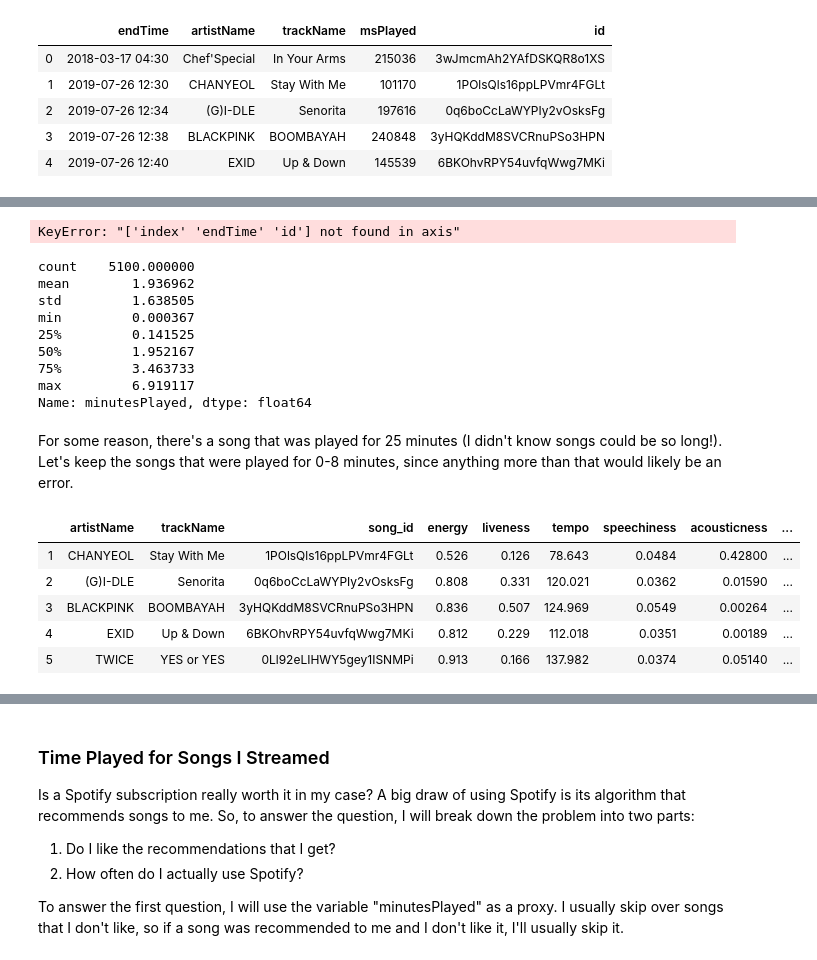
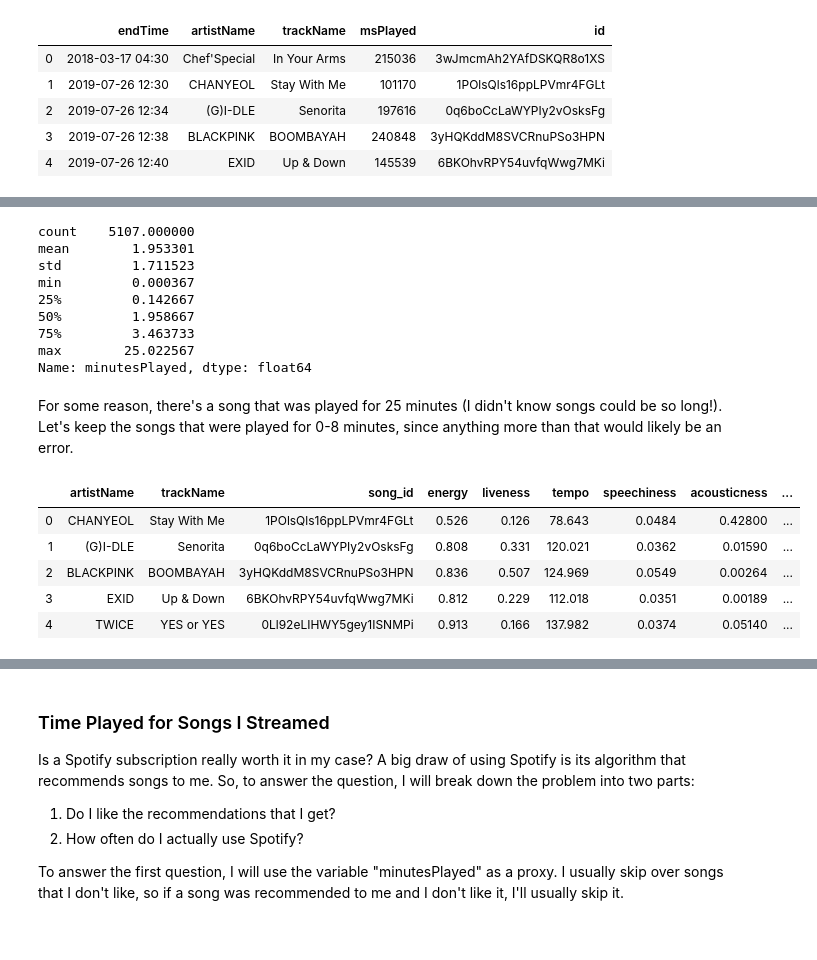
Before and after one commit to zihanye96/Spotify-Visualization, a Jupyter notebook: notebook.ipynb, the cells around one changed output, grey strips where cells are left out. Drawn from its saved outputs; the diff is of its cells as text; code cells hidden in the pictures.

```diff
--- a/notebook.ipynb
+++ b/notebook.ipynb
@@ -170,35 +260,39 @@ def get_date(date):
     date = datetime.strptime(date, '%Y-%m-%d %H:%M')
     return date.strftime("%Y-%m-%d")
 
-final["datePlayed"] = final["endTime"].apply(get_date)
+streaming_df["datePlayed"] = streaming_df["endTime"].apply(get_date)
 # %%
 ## drop defunct/redundant columns
-final.drop(columns=['index', 'endTime', 'id', 'msPlayed', 'duration_ms'], inplace=True)
+streaming_df.drop(columns=['index', 'endTime', 'id', 'msPlayed', 'duration_ms'], inplace=True)
-# %% [output]
-KeyError: "['index' 'endTime' 'id'] not found in axis"
 # %%
-final["minutesPlayed"].describe()
+streaming_df["minutesPlayed"].describe()
 # %% [output]
-count    5100.000000
-mean        1.936962
-std         1.638505
+count    5107.000000
+mean        1.953301
+std         1.711523
 min         0.000367
-25%         0.141525
-50%         1.952167
+25%         0.142667
+50%         1.958667
 75%         3.463733
-max         6.919117
+max        25.022567
 Name: minutesPlayed, dtype: float64
 # %% [markdown]
 For some reason, there's a song that was played for 25 minutes (I didn't know songs could be so long!). Let's keep the songs that were played for 0-8 minutes, since anything more than that would likely be an error.
 # %%
-mask = final["minutesPlayed"] <= 8
-final = final[mask]
+mask = streaming_df["minutesPlayed"] <= 8
+streaming_df = streaming_df[mask]
+# %%
+## create a feature representing the month that the song was streamed
+streaming_df["month"] = streaming_df['datePlayed'].apply(lambda x:x[:7])
+
+## transform "dateplayed" from string to datetime
+streaming_df["datePlayed"] = streaming_df["datePlayed"].apply(lambda x: datetime.strptime(x, '%Y-%m-%d'))
 # %%
-final.head()
+streaming_df.head()
 # %% [output]
 |  | artistName | trackName | song_id | energy | liveness | tempo | speechiness | acousticness | ... |
-| 1 | CHANYEOL | Stay With Me | 1POlsQls16ppLPVmr4FGLt | 0.526 | 0.126 | 78.643 | 0.0484 | 0.42800 | ... |
-| 2 | (G)I-DLE | Senorita | 0q6boCcLaWYPIy2vOsksFg | 0.808 | 0.331 | 120.021 | 0.0362 | 0.01590 | ... |
-| 3 | BLACKPINK | BOOMBAYAH | 3yHQKddM8SVCRnuPSo3HPN | 0.836 | 0.507 | 124.969 | 0.0549 | 0.00264 | ... |
-| 4 | EXID | Up & Down | 6BKOhvRPY54uvfqWwg7MKi | 0.812 | 0.229 | 112.018 | 0.0351 | 0.00189 | ... |
-| 5 | TWICE | YES or YES | 0Ll92eLIHWY5gey1ISNMPi | 0.913 | 0.166 | 137.982 | 0.0374 | 0.05140 | ... |
+| 0 | CHANYEOL | Stay With Me | 1POlsQls16ppLPVmr4FGLt | 0.526 | 0.126 | 78.643 | 0.0484 | 0.42800 | ... |
+| 1 | (G)I-DLE | Senorita | 0q6boCcLaWYPIy2vOsksFg | 0.808 | 0.331 | 120.021 | 0.0362 | 0.01590 | ... |
+| 2 | BLACKPINK | BOOMBAYAH | 3yHQKddM8SVCRnuPSo3HPN | 0.836 | 0.507 | 124.969 | 0.0549 | 0.00264 | ... |
+| 3 | EXID | Up & Down | 6BKOhvRPY54uvfqWwg7MKi | 0.812 | 0.229 | 112.018 | 0.0351 | 0.00189 | ... |
+| 4 | TWICE | YES or YES | 0Ll92eLIHWY5gey1ISNMPi | 0.913 | 0.166 | 137.982 | 0.0374 | 0.05140 | ... |
```
Also changed, not shown: parts of 51 cells of this notebook, 9 other files.
